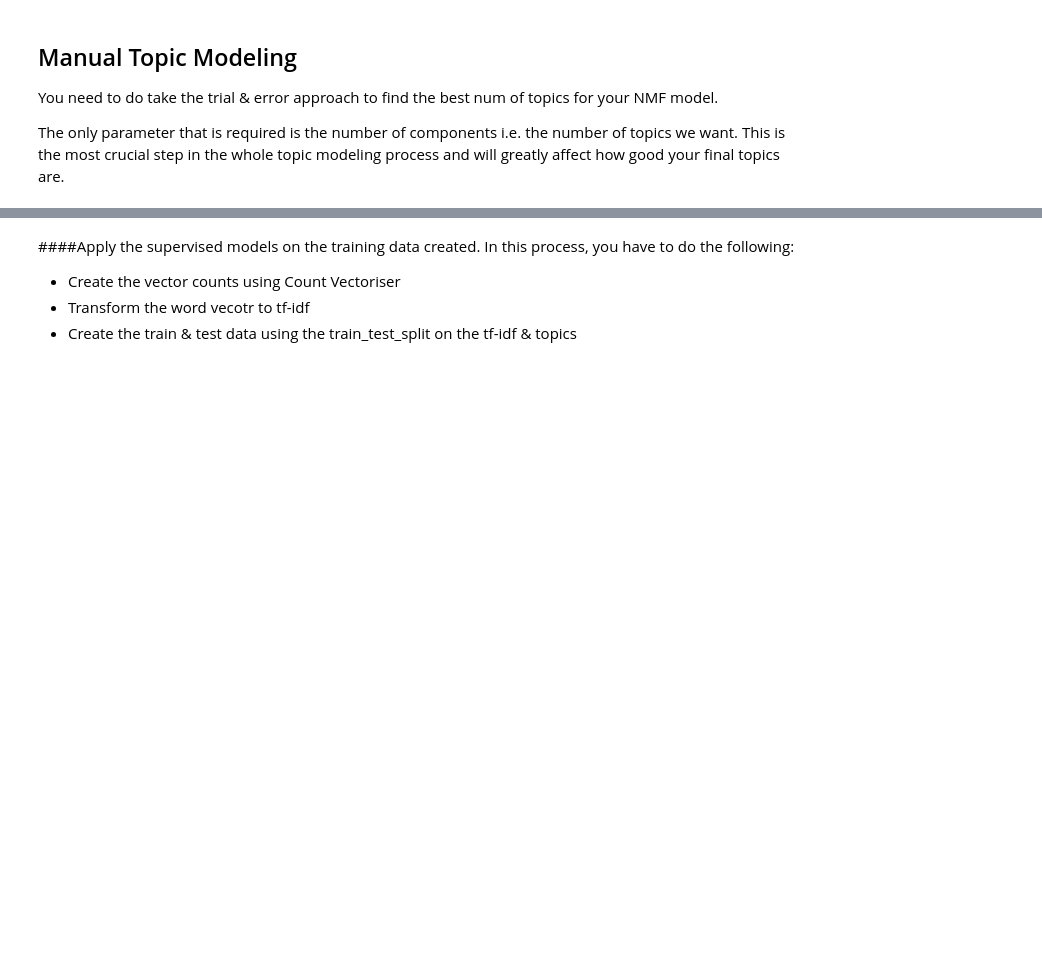
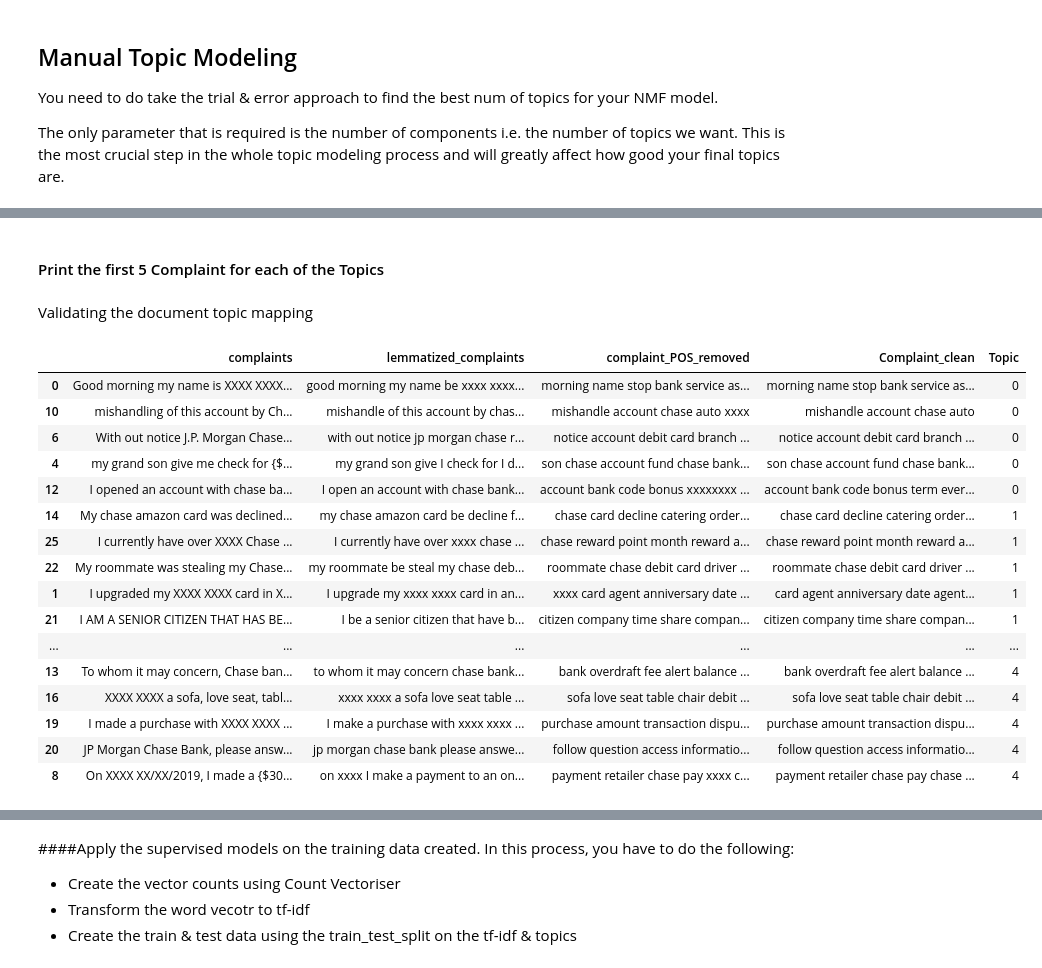
Before and after one commit to prajwelbk/Automatic_Ticket_Classification, a Jupyter notebook: Automatic_Ticket_Classification_Assignment.ipynb, the cells around one changed output, grey strips where cells are left out. Drawn from its saved outputs; the diff is of its cells as text; code cells hidden in the pictures; blank space fills up the shorter version.

```diff
--- a/Automatic_Ticket_Classification_Assignment.ipynb
+++ b/Automatic_Ticket_Classification_Assignment.ipynb
@@ -480,0 +548,14 @@ df_clean.head()
+# %%
+num_topics = 5
+nmf_model = NMF(n_components = num_topics, random_state = 40)
+W = nmf_model.fit_transform(doc_term_matrix)
+H = nmf_model.components_
+
+topic_top15words = pd.DataFrame(np.zeros((num_topics, 15)), columns = [f'Word {i+1}' for i in range(15)],
+                                index = [f'Topic {i+1}' for i in range(num_topics)]).astype("str")
+
+for i in range(num_topics) :
+  idx = H[i].argsort()[::-1][:15]
+  topic_top15words.iloc[i] = vocab[idx]
+
+topic_top15words
@@ -480,0 +571,4 @@ df_clean.head()
+# %%
+document_topic = pd.DataFrame(W, columns = [f'Topic {i + 1}' for i in range(num_topics)])
+document_topic["Dominant_Topic"] = document_topic.apply(lambda x : np.argmax(x), axis = 1)
+document_topic.head()
@@ -480,0 +582,3 @@ df_clean.head()
+# %%
+df_clean['Topic'] = document_topic["Dominant_Topic"]
+df_clean.sample(5)
@@ -480,0 +592,24 @@ df_clean.head()
+# %% [markdown]
+#### Print the first 5 Complaint for each of the Topics
+# %% [markdown]
+Validating the document topic mapping
+# %%
+df_clean.groupby('Topic').head(5).sort_values(by = "Topic")
+# %% [output]
+|  | complaints | lemmatized_complaints | complaint_POS_removed | Complaint_clean | Topic |
+| 0 | Good morning my name is XXXX XXXX... | good morning my name be xxxx xxxx... | morning name stop bank service as... | morning name stop bank service as... | 0 |
+| 10 | mishandling of this account by Ch... | mishandle of this account by chas... | mishandle account chase auto xxxx | mishandle account chase auto | 0 |
+| 6 | With out notice J.P. Morgan Chase... | with out notice jp morgan chase r... | notice account debit card branch ... | notice account debit card branch ... | 0 |
+| 4 | my grand son give me check for {$... | my grand son give I check for I d... | son chase account fund chase bank... | son chase account fund chase bank... | 0 |
+| 12 | I opened an account with chase ba... | I open an account with chase bank... | account bank code bonus xxxxxxxx ... | account bank code bonus term ever... | 0 |
+| 14 | My chase amazon card was declined... | my chase amazon card be decline f... | chase card decline catering order... | chase card decline catering order... | 1 |
+| 25 | I currently have over XXXX Chase ... | I currently have over xxxx chase ... | chase reward point month reward a... | chase reward point month reward a... | 1 |
+| 22 | My roommate was stealing my Chase... | my roommate be steal my chase deb... | roommate chase debit card driver ... | roommate chase debit card driver ... | 1 |
+| 1 | I upgraded my XXXX XXXX card in X... | I upgrade my xxxx xxxx card in an... | xxxx card agent anniversary date ... | card agent anniversary date agent... | 1 |
+| 21 | I AM A SENIOR CITIZEN THAT HAS BE... | I be a senior citizen that have b... | citizen company time share compan... | citizen company time share compan... | 1 |
+| ... | ... | ... | ... | ... | ... |
+| 13 | To whom it may concern, Chase ban... | to whom it may concern chase bank... | bank overdraft fee alert balance ... | bank overdraft fee alert balance ... | 4 |
+| 16 | XXXX XXXX a sofa, love seat, tabl... | xxxx xxxx a sofa love seat table ... | sofa love seat table chair debit ... | sofa love seat table chair debit ... | 4 |
+| 19 | I made a purchase with XXXX XXXX ... | I make a purchase with xxxx xxxx ... | purchase amount transaction dispu... | purchase amount transaction dispu... | 4 |
+| 20 | JP Morgan Chase Bank, please answ... | jp morgan chase bank please answe... | follow question access informatio... | follow question access informatio... | 4 |
+| 8 | On XXXX XX/XX/2019, I made a {$30... | on xxxx I make a payment to an on... | payment retailer chase pay xxxx c... | payment retailer chase pay chase ... | 4 |
```
Also changed, not shown: parts of 36 cells of this notebook.
